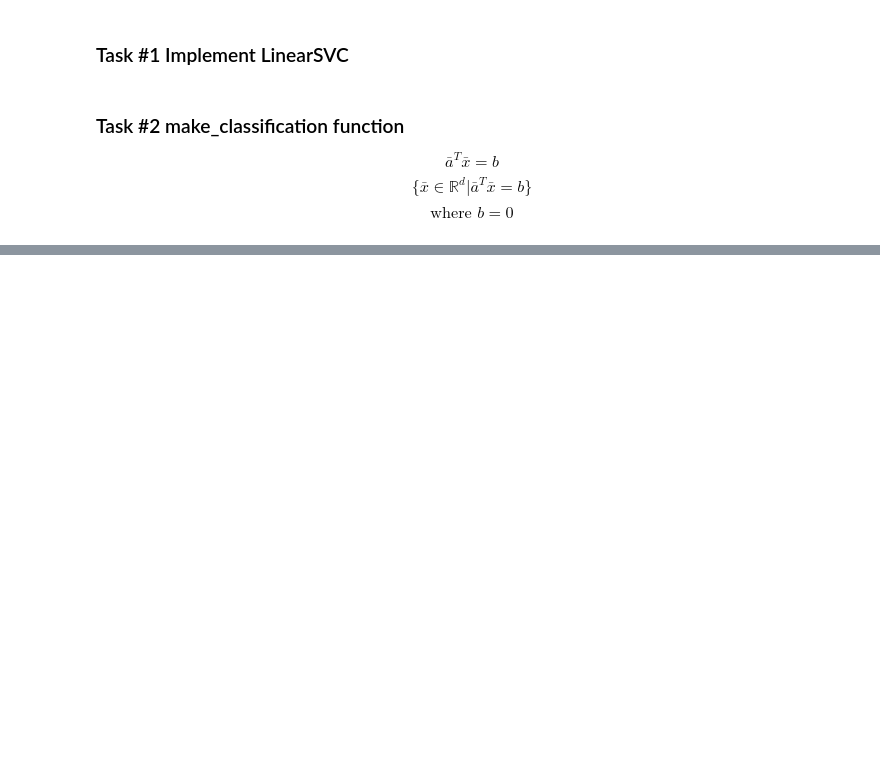
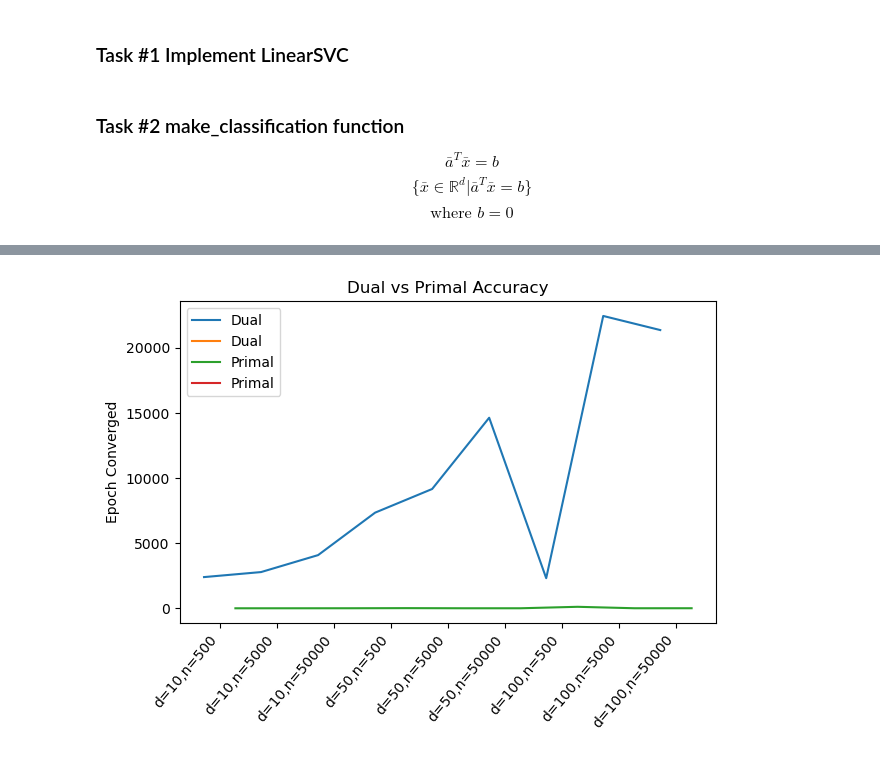
Before and after one commit to nnail0/429-hw2, a Jupyter notebook: linear_svc_mn.ipynb, the cells around one changed output, grey strips where cells are left out. Saved outputs shown, nothing was run; the diff lists cells and outputs as text; code cells hidden in the pictures; blank space fills up the shorter version.

```diff
--- a/linear_svc_mn.ipynb
+++ b/linear_svc_mn.ipynb
@@ -278,0 +287,83 @@ for l in errors:
+# %%
+#from LinearSVC import LinearSVC as mySVC
+from sklearn.svm import LinearSVC as skSVC
+import time
+import numpy as np
+import pandas as pd
+
+from matplotlib import pyplot as plt
+
+"""
+Investigate the scalability of the LinearSVC class you have implemented. Using the dataset
+generator developed in the previous task, you may produce random datasets regarding to the 9 combinations
+of the following scales: d = 10, 50, 100 and n = 500, 5000, 50000. You may assign a large constant such
+as 100 to u. (Please feel free to slightly adjust the scales according to your computer’s hardware.) Evaluate
+the time cost and loss convergence of your linear SVC on the 9 datasets. The comparison should be given
+by tables along with explanations.
+"""
+
+import itertools
+
+n_dims = [10, 50, 100]
+n_samples = [500, 5000, 50000]
+
+
+headers = ["Converged At","Dim","Samples","Time","Accuracy"]
+d_s_d = []
+d_s_p = []
+conv_d = []
+conv_p = []
+
+
+for dims, samples in itertools.product(n_dims, n_samples):
+    X_train, X_test, Y_train, Y_test = make_classification(d=dims,n=samples,u=100,seed=96)
+
+    fit_start = time.clock_gettime(5)
+    dual = skSVC(loss = "squared_hinge", dual = True, max_iter=50000, C=0.001)
+    dual.fit(X = X_train, y = Y_train)
+    fit_end = time.clock_gettime(5)
+
+    fit_start_p = time.clock_gettime(5)
+    primal = skSVC(loss = "squared_hinge", dual = False, max_iter=50000, C=0.001)
+    primal.fit(X = X_train, y = Y_train)
+    fit_end_p = time.clock_gettime(5)
+
+    result_d = dual.predict(X_train)
+    accuracy_d = dual.score(X_train, Y_train)
+
+    result_p = primal.predict(X_train)
+    accuracy_p = primal.score(X_train, Y_train)
+
+
+    conv_d.append(dual.n_iter_)
+    conv_p.append(primal.n_iter_)
+
+    #print([dual.n_iter_, dims, samples, fit_end - fit_start, accuracy_d])
+    #print([primal.n_iter_, dims, samples, fit_end_p - fit_start_p, accuracy_p])
+
+    d_s_d.append([dual.n_iter_, dims, samples, fit_end - fit_start, accuracy_d])  #drop in loss from first to last sample
+    d_s_p.append([primal.n_iter_, dims, samples, fit_end_p - fit_start_p, accuracy_p])  #drop in loss from first to last sample
+
+np.set_printoptions(suppress=True, precision=4)
+table_d = pd.DataFrame(d_s_d, columns=headers)
+table_p = pd.DataFrame(d_s_p, columns=headers)
+print("Dual Table:")
+print(table_d)
+print("Primal Table:")
+print(table_p)
+
+x = range(len(conv_d))
+labels = [f"d={d},n={n}" for d,n in itertools.product(n_dims, n_samples)]
+width = 0.55
+
+fig,axes = plt.subplots()
+axes.plot([i - width/2 for i in x], conv_d, width, label='Dual')
+axes.plot([i + width/2 for i in x], conv_p, width, label='Primal')
+axes.set_xticks(list(x))
+axes.set_xticklabels(labels, rotation=50, ha='right')
+axes.set_ylabel('Epoch Converged')
+axes.set_title('Dual vs Primal Accuracy')
+axes.legend()
+plt.tight_layout()
+plt.show()
+# %% [output]
@@ -278,0 +387 @@ for l in errors:
+[figure, added]
```
Also changed, not shown: parts of 4 cells of this notebook.
